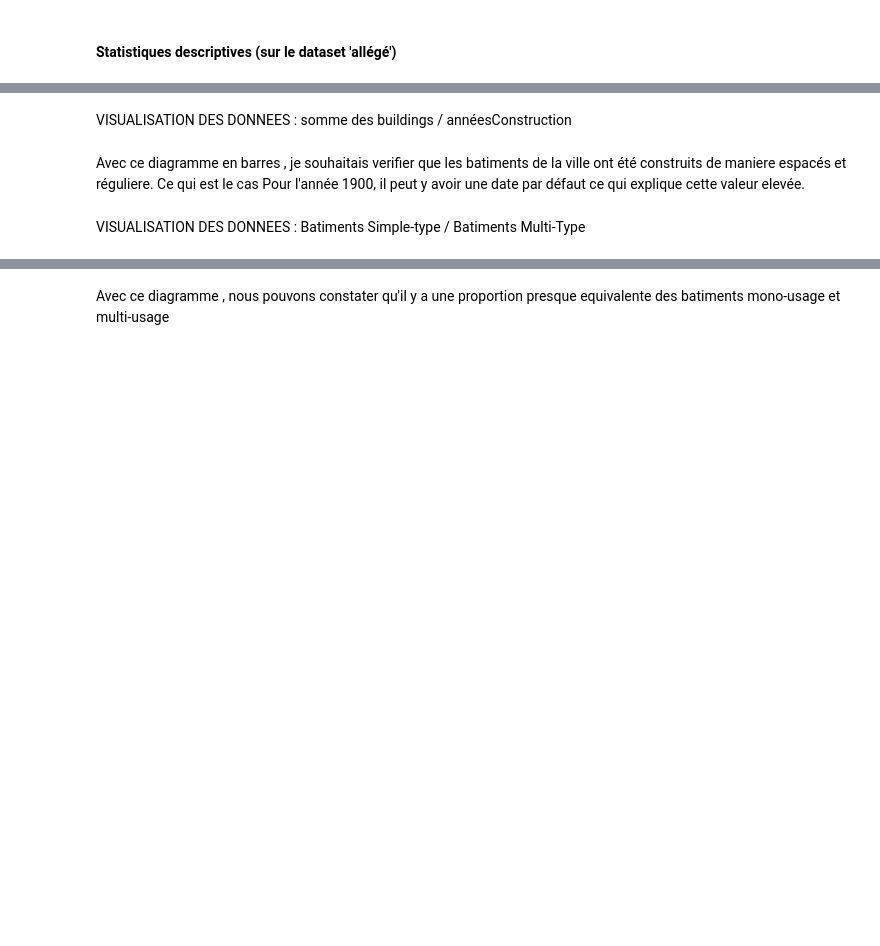
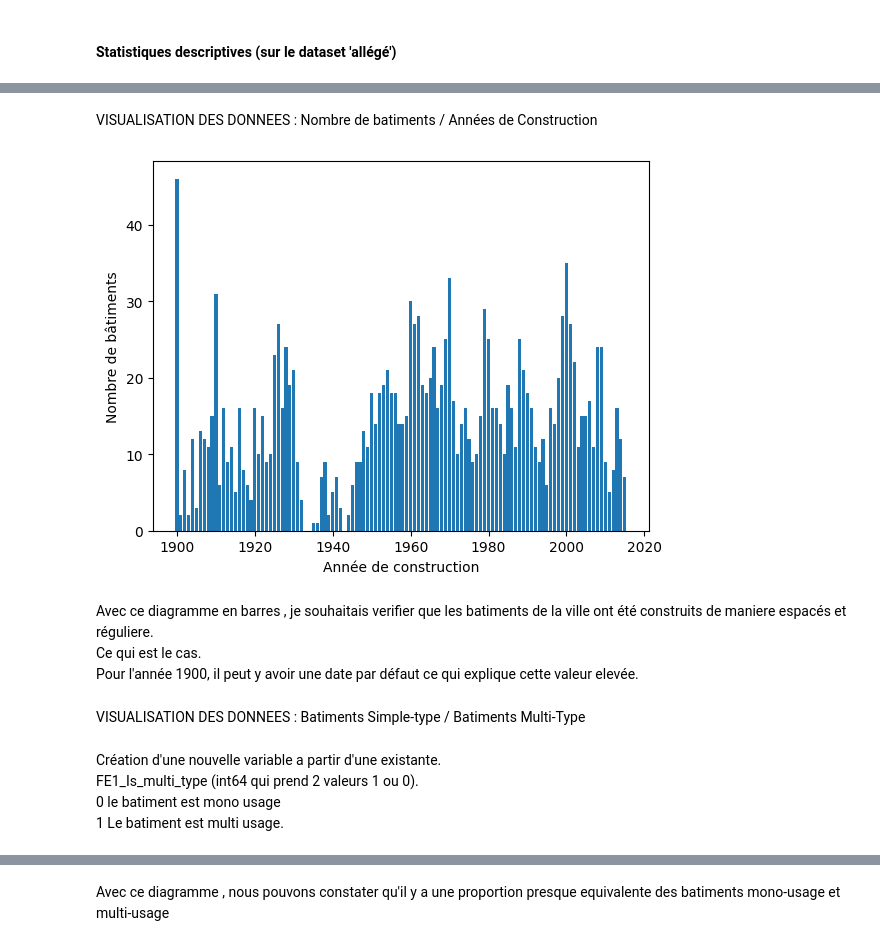
Before and after one commit to DavidRichomme/OC_P3_Anticipez_les_besoins_en_consommation_de_batiments, a Jupyter notebook: P3_template_modelistation_supervisee_data_scientist.ipynb, the cells around one changed output, grey strips where cells are left out. Cells and saved outputs as stored; diff of their text form; code cells hidden in the pictures; blank space fills up the shorter version.

```diff
--- a/P3_template_modelistation_supervisee_data_scientist.ipynb
+++ b/P3_template_modelistation_supervisee_data_scientist.ipynb
@@ -311,0 +668,5 @@ imputer les manquantes (moyenne , médiane)
+# %%
+# Avant de faire les premiers calculs et remplacement des 0 dans les variables
+# Nous créeons un nouveau dataframe (copie du light) sur lequel nous allons travailler
+df_building_fill = building_consumption_light
+df_building_fill
@@ -311,0 +690,5 @@ imputer les manquantes (moyenne , médiane)
+# %%
+somme = df_building_fill['SteamUse(kBtu)'] + df_building_fill['Electricity(kBtu)'] + df_building_fill['NaturalGas(kBtu)']
+masque_energie = (df['SiteEnergyUse(kBtu)'] == 0) & (somme > 0)
+
+df_building_fill.loc[masque_energie, 'SiteEnergyUse(kBtu)'] = somme[masque_energie]
@@ -311,0 +706,8 @@ imputer les manquantes (moyenne , médiane)
+# %%
+# Creation d'une variable qui va stocker toutes les lignes ou SiteEUI(kBtu/sf) est egal a 0 et SiteEnergyUse(kBtu) est renseigné (supérieur a O)
+masque_eui = (df_building_fill['SiteEUI(kBtu/sf)'] == 0) & (df_building_fill['SiteEnergyUse(kBtu)'] > 0)
+
+
+df_building_fill.loc[masque_eui, 'SiteEUI(kBtu/sf)'] = (
+    df_building_fill['SiteEnergyUse(kBtu)'] / df_building_fill['PropertyGFATotal']
+)[masque_eui]
@@ -311,0 +725,2 @@ imputer les manquantes (moyenne , médiane)
+# %%
+df_building_fill.drop(df_building_fill[df_building_fill['SiteEUI(kBtu/sf)'] == 0].index, inplace= True )
@@ -330,20 +745,28 @@ Metriques : Pearson, spearman,
 
 # sns.pairplot(building_consumption_light[['SiteEnergyUse(kBtu)', 'SteamUse(kBtu)', 'Electricity(kBtu)', 'NaturalGas(kBtu)']])
 # sns.pairplot(building_consumption_light[['PropertyGFATotal', 'PropertyGFAParking', 'PropertyGFABuilding(s)']])
-# %% [markdown]
-VISUALISATION DES DONNEES : somme des buildings / annéesConstruction
+# %% [markdown]
+VISUALISATION DES DONNEES : Nombre de batiments / Années de Construction
 # %%
 
-comptes = building_consumption_light['YearBuilt'].value_counts().sort_index()
+comptes = df_building_fill['YearBuilt'].value_counts().sort_index()
 
 plt.bar(comptes.index, comptes.values)
 plt.xlabel("Année de construction")
 plt.ylabel("Nombre de bâtiments")
 plt.show()
+# %% [output]
+[figure, added]
 # %% [markdown]
-Avec ce diagramme en barres , je souhaitais verifier que les batiments de la ville ont été construits de maniere espacés et réguliere. Ce qui est le cas
+Avec ce diagramme en barres , je souhaitais verifier que les batiments de la ville ont été construits de maniere espacés et réguliere.
+Ce qui est le cas.
 Pour l'année 1900, il peut y avoir une date par défaut ce qui explique cette valeur elevée.
 # %% [markdown]
 VISUALISATION DES DONNEES : Batiments Simple-type / Batiments Multi-Type
+# %% [markdown]
+Création d'une nouvelle variable a partir d'une existante.
+FE1_Is_multi_type (int64 qui prend 2 valeurs 1 ou 0).
+0 le batiment est mono usage
+1 Le batiment est multi usage.
 # %%
 # preparation des données pour les afficher en diagramme
```
Also changed, not shown: parts of 64 cells of this notebook, 2 other files.
